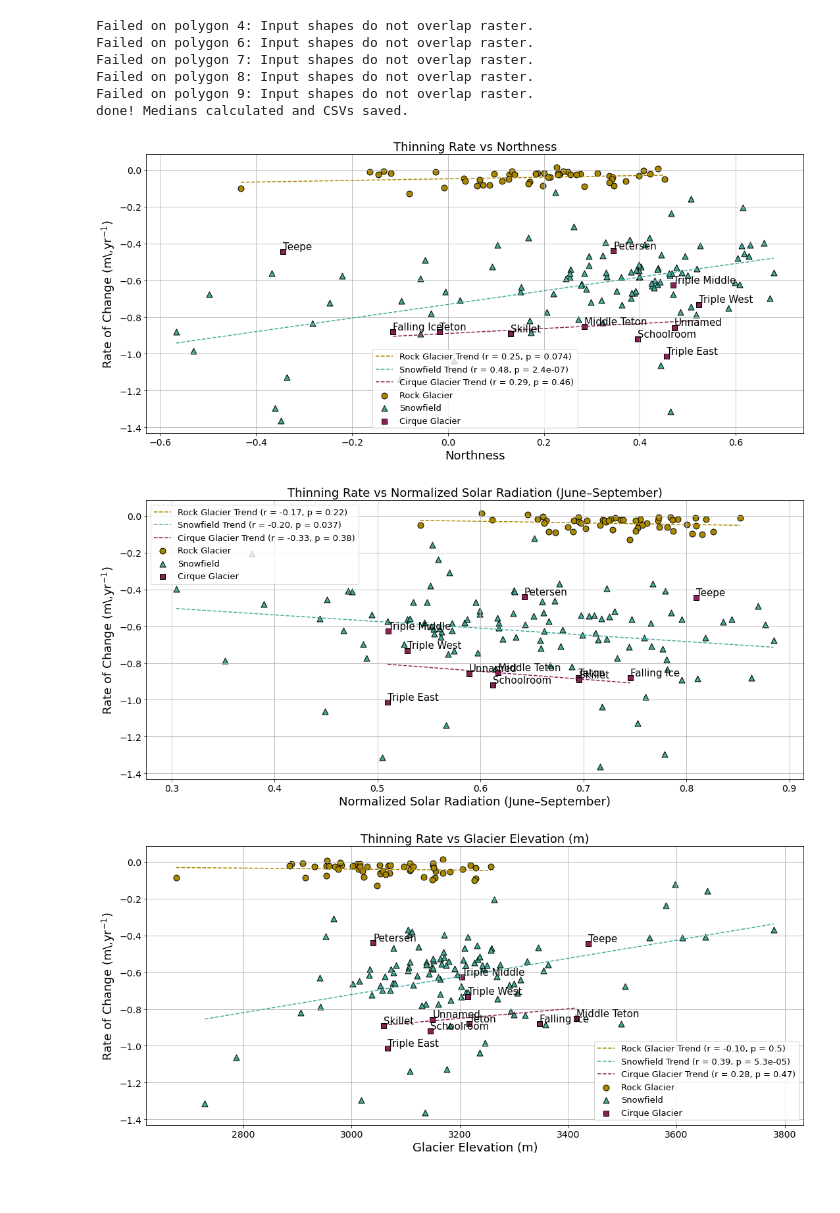
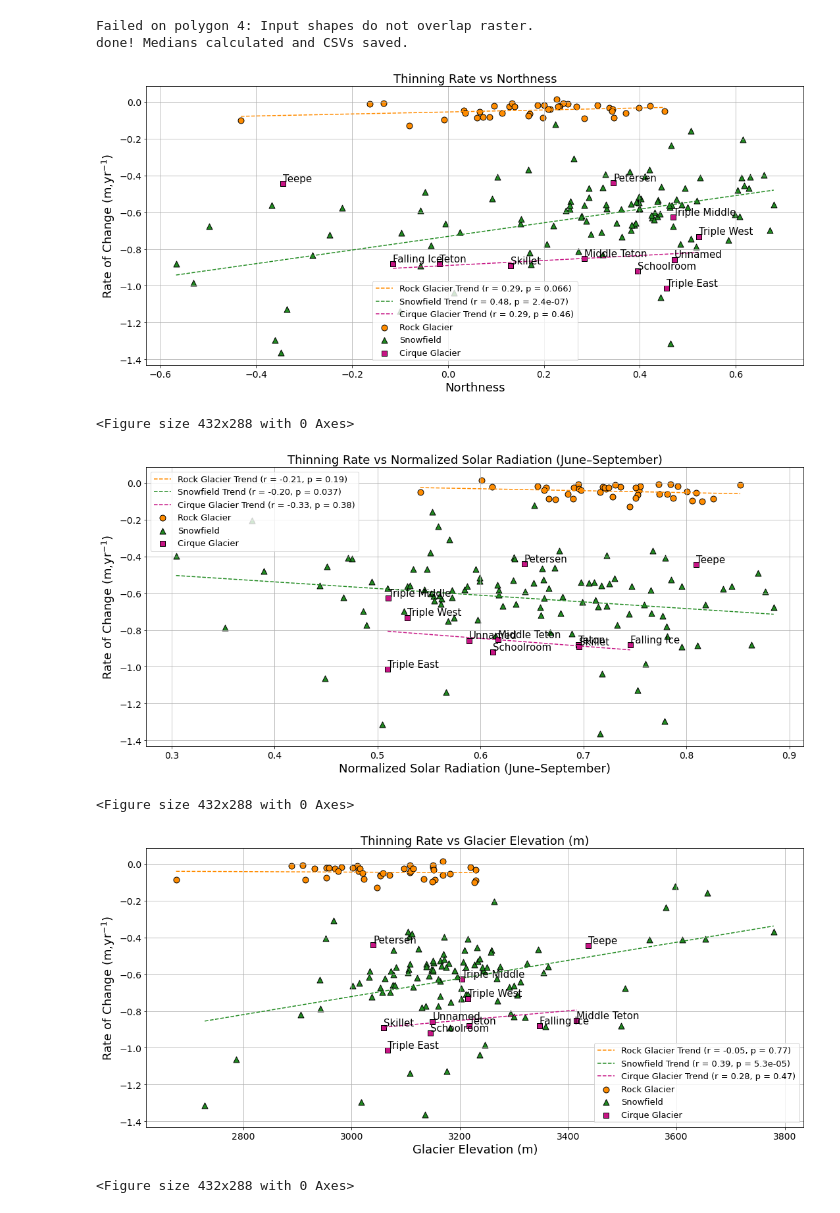
Before and after one commit to Ashlesha-Khatiwada/Teton_Lidar_paper, a Jupyter notebook: Lidar Data analysis/supplementary_fig_1.ipynb, the cells around one changed output. Saved outputs shown, nothing was run; the diff lists cells and outputs as text; code cells hidden in the pictures; blank space fills up the shorter version.

```diff
--- a/Lidar Data analysis/supplementary_fig_1.ipynb
+++ b/Lidar Data analysis/supplementary_fig_1.ipynb
@@ -16,7 +16,7 @@ solar_fp = "solar_rad_normalized_teton_range.tif"
 dhdt_fp = "USGS_2014_2022_lidar_dhdt_reprojected.tif"
 
 glacier_fp = "teton_outline_final.shp"
-rock_glacier_fp = "grte_updated_RGI_2025_Project.shp"
+rock_glacier_fp = "rock_glacier.shp"
 snowfield_fp = "Snow_field_threshold_w_lidar_difference.shp"
 
 # Open raster files (keep open for full script)
@@ -120,10 +120,6 @@ dhdt_src.close()
 print("done! Medians calculated and CSVs saved.")
 # %% [output]
 Failed on polygon 4: Input shapes do not overlap raster.
-Failed on polygon 6: Input shapes do not overlap raster.
-Failed on polygon 7: Input shapes do not overlap raster.
-Failed on polygon 8: Input shapes do not overlap raster.
-Failed on polygon 9: Input shapes do not overlap raster.
 done! Medians calculated and CSVs saved.
 # %%
 # === Load CSVs ===
@@ -151,8 +147,10 @@ snow_df["type"]    = "Snowfield"
 # === Combine all ===
 df = pd.concat([glacier_df, rock_df, snow_df], ignore_index=True)
 
+
+
 # === Style maps ===
-color_map  = {"Cirque Glacier": "#882255", "Rock Glacier": "#AA8800", "Snowfield": "#44AA99"}
+color_map  = {"Cirque Glacier": "mediumvioletred", "Rock Glacier": "darkorange", "Snowfield": "forestgreen"}
 marker_map = {"Cirque Glacier": "s",        "Rock Glacier": "o",       "Snowfield": "^"}
 
 # === Variables to plot ===
@@ -222,34 +220,38 @@ for x_var, xlabel in zip(x_vars, x_labels):
             label=f"Cirque Glacier Trend (r = {r:.2f}, p = {p:.2g})"
         )
 
     # plot EXCLUDED Cirque points (same symbology), NO trend contribution (teepe and petersen glacier fragmented ice)
     if not cirque_excl.empty:
         plt.scatter(
             cirque_excl[x_var], cirque_excl["median_dhdt"],
             color=color_map["Cirque Glacier"],
             marker=marker_map["Cirque Glacier"],
             edgecolor="black",
             s=80,
 
         )
 
     # labels for ALL Cirque points (core + excluded)
     for _, row in cirque_all.dropna(subset=[x_var, "median_dhdt"]).iterrows():
         if row.get("name"):
             plt.text(
                 row[x_var], row["median_dhdt"], row["name"],
                 fontsize=15, ha="left", va="bottom", color="black"
             )
 
     plt.xlabel(xlabel, fontsize=18)
-    plt.ylabel(r"Rate of Change (m\,yr$^{-1}$)", fontsize=18)
+    plt.ylabel(r"Rate of Change (m,yr$^{-1}$)", fontsize=18)
     plt.title(f"Thinning Rate vs {xlabel}", fontsize=18)
     plt.grid(True)
     plt.legend(title="", fontsize=13)
     plt.tight_layout()
     plt.yticks(fontsize=14); plt.xticks(fontsize=14)
     plt.show()
+    plt.savefig(f"thinning_vs_{x_var}.jpg", dpi=300, bbox_inches="tight")
 # %% [output]
-[figure, old version]
+[figure, new version]
+<Figure size 432x288 with 0 Axes>
-[figure, old version]
+[figure, new version]
+<Figure size 432x288 with 0 Axes>
-[figure, old version]
+[figure, new version]
+<Figure size 432x288 with 0 Axes>
```
Also changed, not shown: 2 other files.
